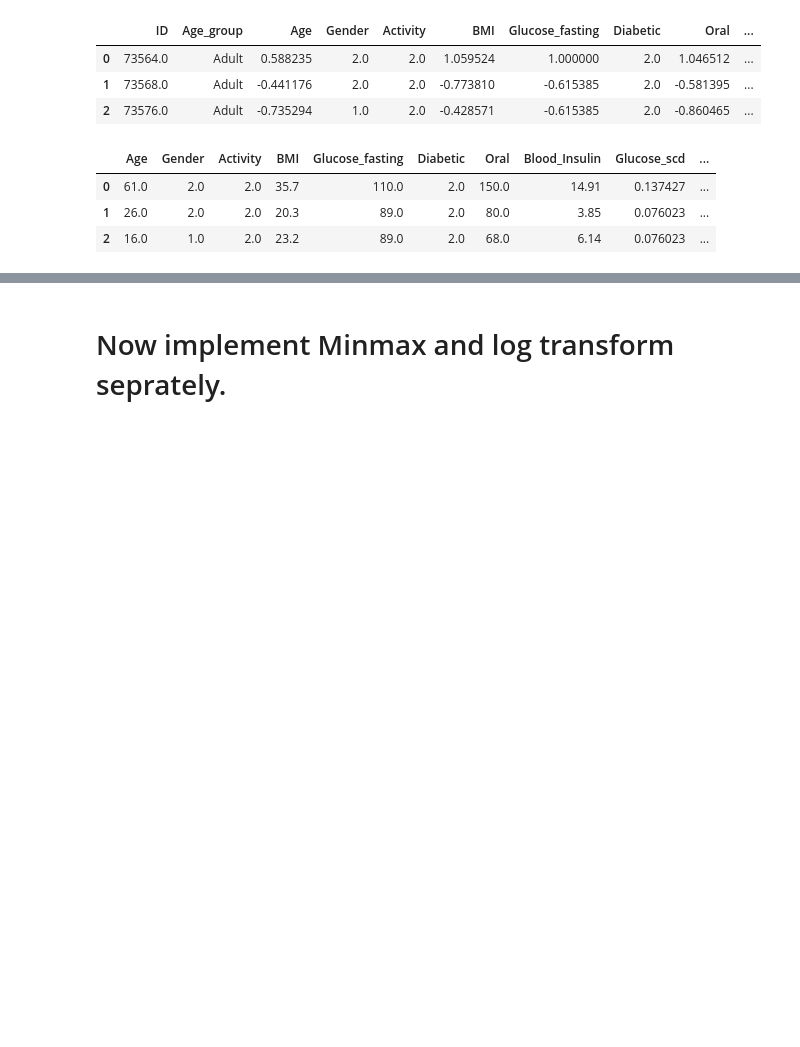
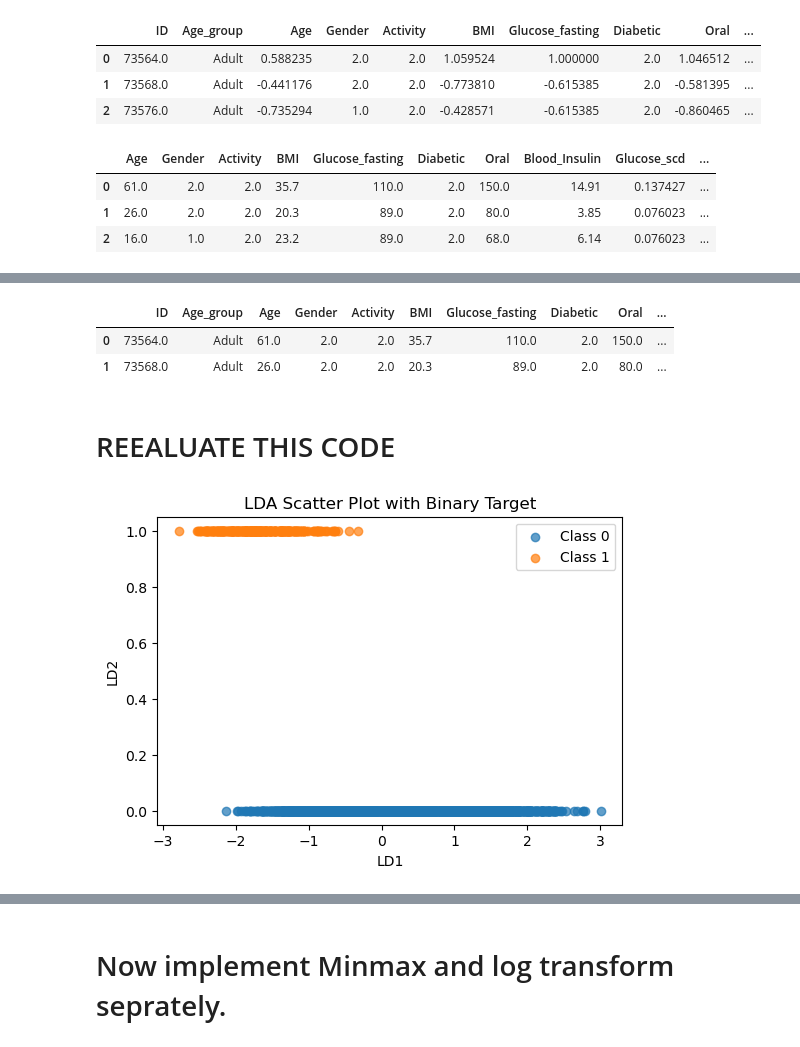
Before and after one commit to Ayomide-ola/Health-analysis, a Jupyter notebook: Integrated_CA .ipynb, the cells around one changed output, grey strips where cells are left out. Saved outputs shown, nothing was run; the diff lists cells and outputs as text; code cells hidden in the pictures; blank space fills up the shorter version.

```diff
--- a/Integrated_CA .ipynb
+++ b/Integrated_CA .ipynb
@@ -1014,0 +1182,42 @@ df.head(3)
+# %%
+df_2.head(2)
+# %% [output]
+|  | ID | Age_group | Age | Gender | Activity | BMI | Glucose_fasting | Diabetic | Oral | ... |
+| 0 | 73564.0 | Adult | 61.0 | 2.0 | 2.0 | 35.7 | 110.0 | 2.0 | 150.0 | ... |
+| 1 | 73568.0 | Adult | 26.0 | 2.0 | 2.0 | 20.3 | 89.0 | 2.0 | 80.0 | ... |
+# %% [markdown]
+# REEALUATE THIS CODE
+# %%
+import matplotlib.pyplot as plt
+from sklearn.discriminant_analysis import LinearDiscriminantAnalysis as LDA
+
+# Assuming 'df' contains your dataset and 'target' is the binary target variable
+
+# Separate independent variables (features) and the binary target variable
+y = log_df['Age_group_encoded']  # Binary target variable
+X = log_df.drop('Age_group_encoded', axis=1)  # Independent variables
+
+# Initialize and fit LDA
+lda = LDA(n_components=1)  # You can specify the number of components
+X_lda = lda.fit_transform(X, y)
+
+# Plotting the scatter plot
+plt.figure(figsize=(6, 4))
+plt.xlabel('LD1')
+plt.ylabel('LD2')  # Only one component since it's binary
+plt.title('LDA Scatter Plot with Binary Target')
+
+# Plotting for both classes (0 and 1)
+for label in [0, 1]:
+    plt.scatter(
+        X_lda[y == label],  # Considering only one component for binary classification
+        y[y == label],  # Using target values as y-axis values
+        label=f'Class {label}',
+        alpha=0.7,
+       # edgecolors='b',
+    )
+
+plt.legend()
+plt.show()
+# %% [output]
+[figure, added]
```
Also changed, not shown: parts of 73 cells of this notebook.
